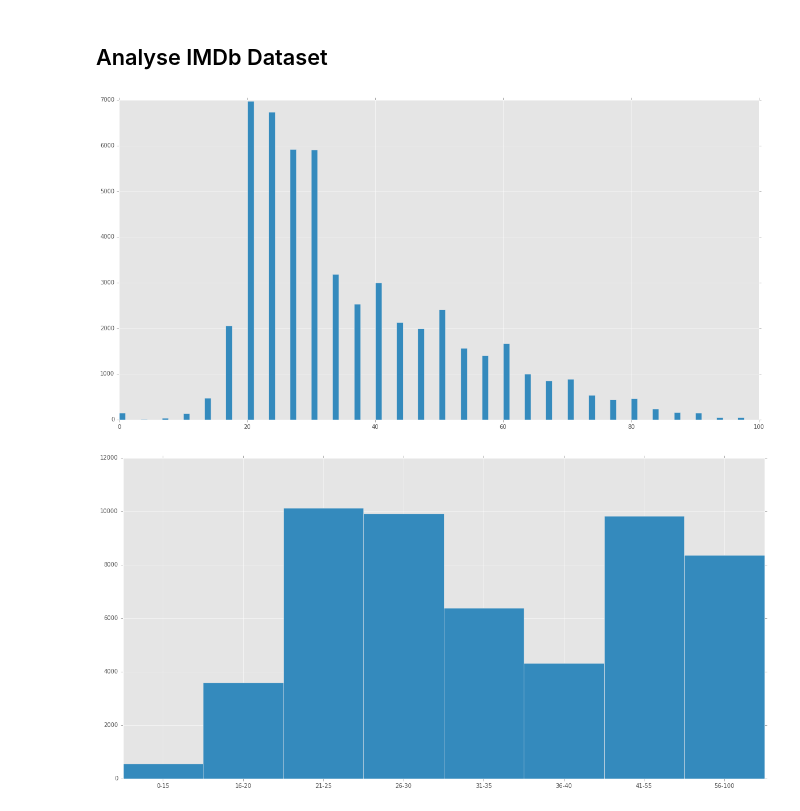
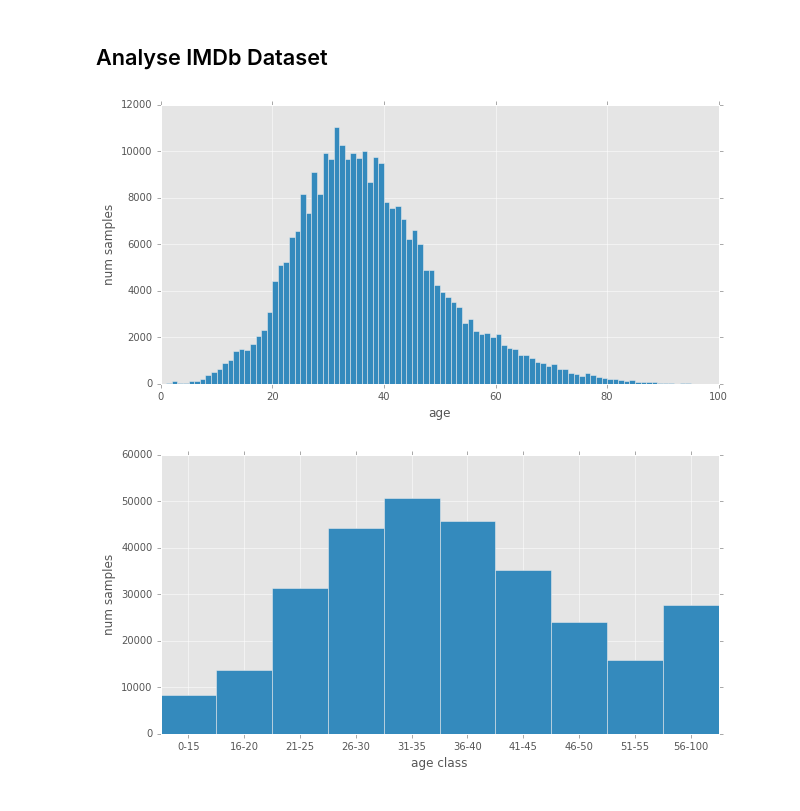
Before and after one commit to chaosmail/cvsp-age-gender-classification-16, a Jupyter notebook: analyse/02_Age_Distribution.ipynb, the cells around one changed output. Saved outputs shown, nothing was run; the diff lists cells and outputs as text; code cells hidden in the pictures.

```diff
--- a/analyse/02_Age_Distribution.ipynb
+++ b/analyse/02_Age_Distribution.ipynb
@@ -37,7 +37,7 @@ def to_bins(data, bins):
     binarize_vec = np.vectorize(binarize)
     return binarize_vec(data), bin_labels
 
-def plot_histo(data, bins=30, range=(0,100), figsize=(20,10), xticks=None):
+def plot_histo(data, bins=30, range=(0,100), figsize=(10,5), xticks=None, xlabel=None, ylabel=None):
     hist, bin_edges = np.histogram(data, bins=bins, range=range)
 
     plt.figure(figsize=figsize)
@@ -45,6 +45,10 @@ def plot_histo(data, bins=30, range=(0,100), figsize=(20,10), xticks=None):
     plt.xlim(min(bin_edges), max(bin_edges))
     if xticks is not None:
         plt.xticks(np.arange(len(xticks)) + 0.5, xticks)
+    if xlabel:
+        plt.xlabel(xlabel)
+    if ylabel:
+        plt.ylabel(ylabel)
     plt.show()
 # %% [markdown]
 ## Analyse Wiki Dataset
@@ -66,17 +70,17 @@ plot_histo(age_binned, bins=range(len(age_labels) + 1), xticks=age_labels)
 # %% [markdown]
 ## Analyse IMDb Dataset
 # %%
-with open(fs.join(DATA_DIR, WIKI_META_OBJ), 'rb') as file:
+with open(fs.join(DATA_DIR, IMDB_META_OBJ), 'rb') as file:
     imdb_meta = pickle.load(file)
 # %%
-plot_histo(imdb_meta['age'], bins=30)
+plot_histo(imdb_meta['age'], bins=100, xlabel='age', ylabel='num samples')
 # %% [output]
-[figure, old version]
+[figure, new version]
 # %%
-age_classes = [(0,15),(16,20),(21,25),(26,30),(31,35),(36,40),(41,55),(56,100)]
+age_classes = [(0,15),(16,20),(21,25),(26,30),(31,35),(36,40),(41,45),(46,50),(51,55),(56,100)]
 
 age_binned, age_labels = to_bins(imdb_meta['age'], age_classes)
 
-plot_histo(age_binned, bins=range(len(age_labels) + 1), xticks=age_labels)
+plot_histo(age_binned, bins=range(len(age_labels) + 1), xticks=age_labels, xlabel='age class', ylabel='num samples')
 # %% [output]
-[figure, old version]
+[figure, new version]
```
Also changed, not shown: parts of 2 cells of this notebook, 1 other file.
